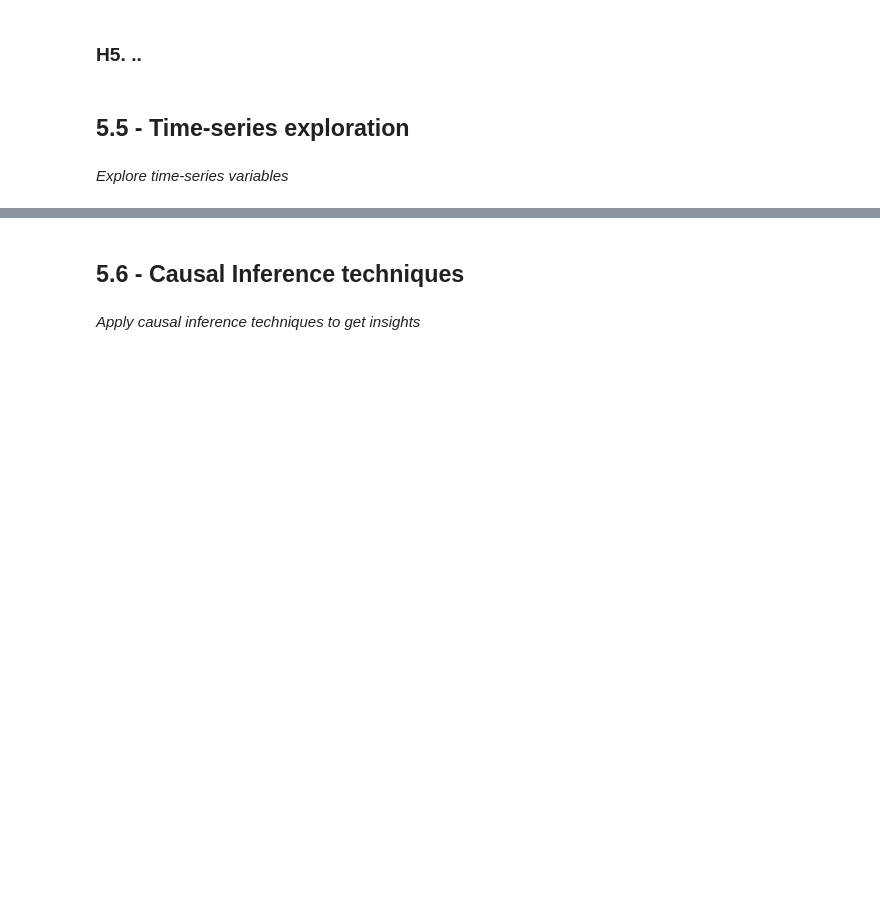
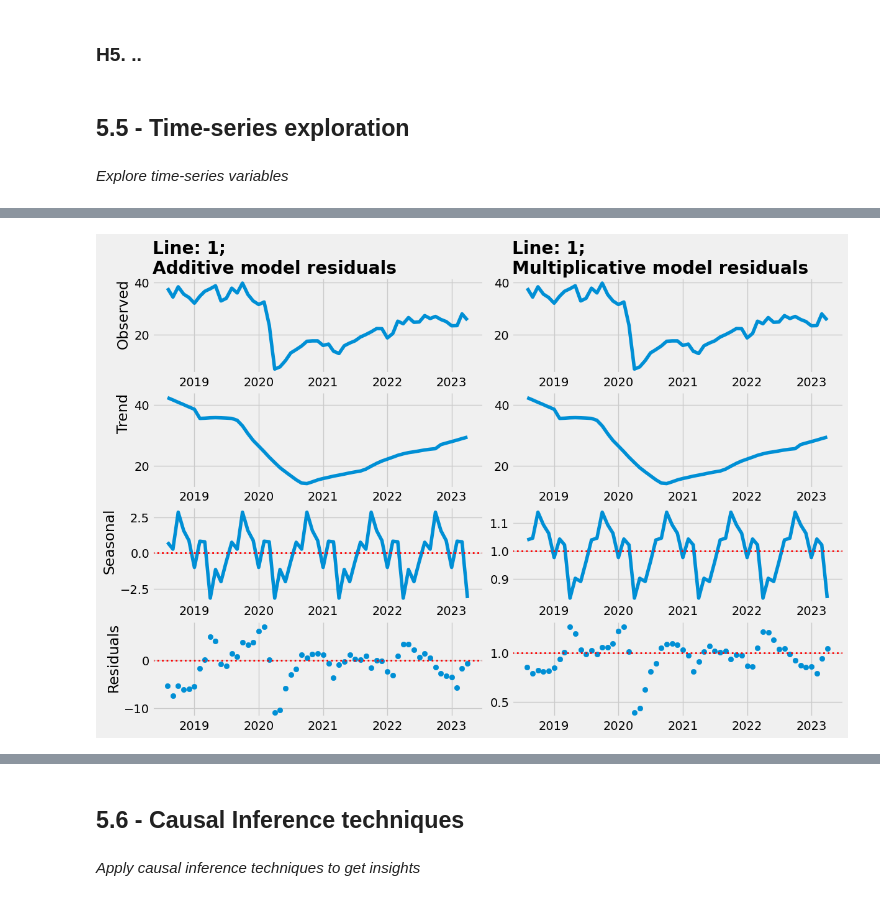
Before and after one commit to OmdenaAI/sao-paulo-chapter-passenger-demand, a Jupyter notebook: src/tasks/task_3_model_training_validation/ds_gustavo_cunha/0.0_gustavo-cunha_first_iteration.ipynb, the cells around one changed output, grey strips where cells are left out. Saved outputs shown, nothing was run; the diff lists cells and outputs as text; code cells hidden in the pictures; blank space fills up the shorter version.

```diff
--- a/src/tasks/task_3_model_training_validation/ds_gustavo_cunha/0.0_gustavo-cunha_first_iteration.ipynb
+++ b/src/tasks/task_3_model_training_validation/ds_gustavo_cunha/0.0_gustavo-cunha_first_iteration.ipynb
@@ -694,47 +746,60 @@ plt.yticks( rotation = 0 );
 # %%
-# # iterate over columns
-# for col in df_eda.columns[2:].tolist():
+# get available lines
+lines = df_target_explore["line"].unique().tolist()
+lines.sort()
 
-#     # chekc if column is not numeric
-#     if not pd.api.types.is_numeric_dtype(df_eda[col].dtypes):
-#         # skip to next column
-#         continue
+# iterate over available lines
+for line in lines:
 
-#     # print report
-#     print(
-#         f"{'*'*49}\n"
-#         f"\t{col.upper()}\n"
-#         f"{'*'*49}"
-#     )
+    # filter to only a single line
+    df_line = df_target_explore[df_target_explore["line"] == line]
 
-#     # get unique lines
-#     unique_lines = df_eda["line"].unique().tolist()
-#     unique_lines.sort()
+    # create a new dataframe with year_month as index,
+    # dropping year_month from column
+    # and filling any missing data with linear interpolation
+    df_line = df_line.set_index("year_month", drop=True).interpolate(method="linear")
+    # # fill any missing data at the begining of dataset (not able to interpolate)
+    # # with backfill
+    # df_line = df_line.fillna(method="backfill")
 
-#     # # iterate over available lines
-#     # for line in [15]:#unique_lines:
-#     # iterate over available lines
-#     for line in unique_lines:
+    # Additive Decomposition (y = Trend + Seasonal + Residuals)
+    result_add = seasonal_decompose(df_line["total_millions"], model='additive', extrapolate_trend = "freq")
+    # Multiplicative Decomposition (y = Trend * Seasonal * Residuals)
+    result_mul = seasonal_decompose(df_line["total_millions"], model='multiplicative', extrapolate_trend = "freq")
 
-#         # filter to only a single line
-#         df_line = df_eda.loc[df_eda["line"] == line, ["year_month", col]]
+    # print separator
+    print(
+        f"\n{'*'*49}\n"
+        f"\t\tLINE: {line}"
+        f"\n{'*'*49}"
+        )
 
-#         # create a new dataframe with year_month as index,
-#         # dropping year_month from column
-#         # and filling any missing data with linear interpolation
-#         df_line = df_line.set_index("year_month", drop=True).interpolate(method="linear")
-#         # fill any missing data at the begining of dataset (not able to interpolate)
-#         # with backfill
-#         df_line = df_line.fillna(method="backfill")
+    # define plot
+    f, axs = plt.subplots(nrows=4, ncols=2, figsize=(12, 8), constrained_layout=True)
 
-#         # Additive Decomposition (y = Trend + Seasonal + Residuals)
-#         result_add = seasonal_decompose(df_line[col], model='additive', extrapolate_trend = "freq")
-#         # # Multiplicative Decomposition (y = Trend * Seasonal * Residuals)
-#         # result_mul = seasonal_decompose(df_line[col], model='multiplicative', extrapolate_trend = "freq")
+    # iterate over decompositions to plot
+    for idx, decomp in enumerate(zip([result_add, result_mul], ["additive", "multiplicative"])):
+        # plot
+        axs[0, idx].plot(decomp[0].observed)
+        axs[1, idx].plot(decomp[0].trend)
+        axs[2, idx].plot(decomp[0].seasonal)
+        axs[3, idx].scatter(x=decomp[0].resid.index, y=decomp[0].resid)
+        if decomp[1] == "additive":
+            axs[2, idx].axhline(0, color="r", linestyle=":", linewidth=2)
+            axs[3, idx].axhline(0, color="r", linestyle=":", linewidth=2)
+        elif decomp[1] == "multiplicative":
+            axs[2, idx].axhline(1, color="r", linestyle=":", linewidth=2)
+            axs[3, idx].axhline(1, color="r", linestyle=":", linewidth=2)
+        else:
+            raise Exception("Recheck decomposition labels")
+        # define plot details
+        axs[0, 0].set_title(f"Line: {line}; \nAdditive model residuals")
+        axs[0, 1].set_title(f"Line: {line}; \nMultiplicative model residuals")
+        axs[0, 0].set_ylabel(f"Observed")
+        axs[1, 0].set_ylabel(f"Trend")
+        axs[2, 0].set_ylabel(f"Seasonal")
+        axs[3, 0].set_ylabel(f"Residuals")
 
-#         # define plot details
-#         result_add.plot()
-#         g = plt.gcf()
-#         g.set_size_inches(10, 7)
-#         g.suptitle(f"Line: {line}; Additive model residuals\n")
-#         plt.show()
+    # display chart
+    plt.show()
+# %% [output]
@@ -740,0 +809 @@ plt.yticks( rotation = 0 );
+[figure, added]
```
Also changed, not shown: parts of 7 cells of this notebook.
